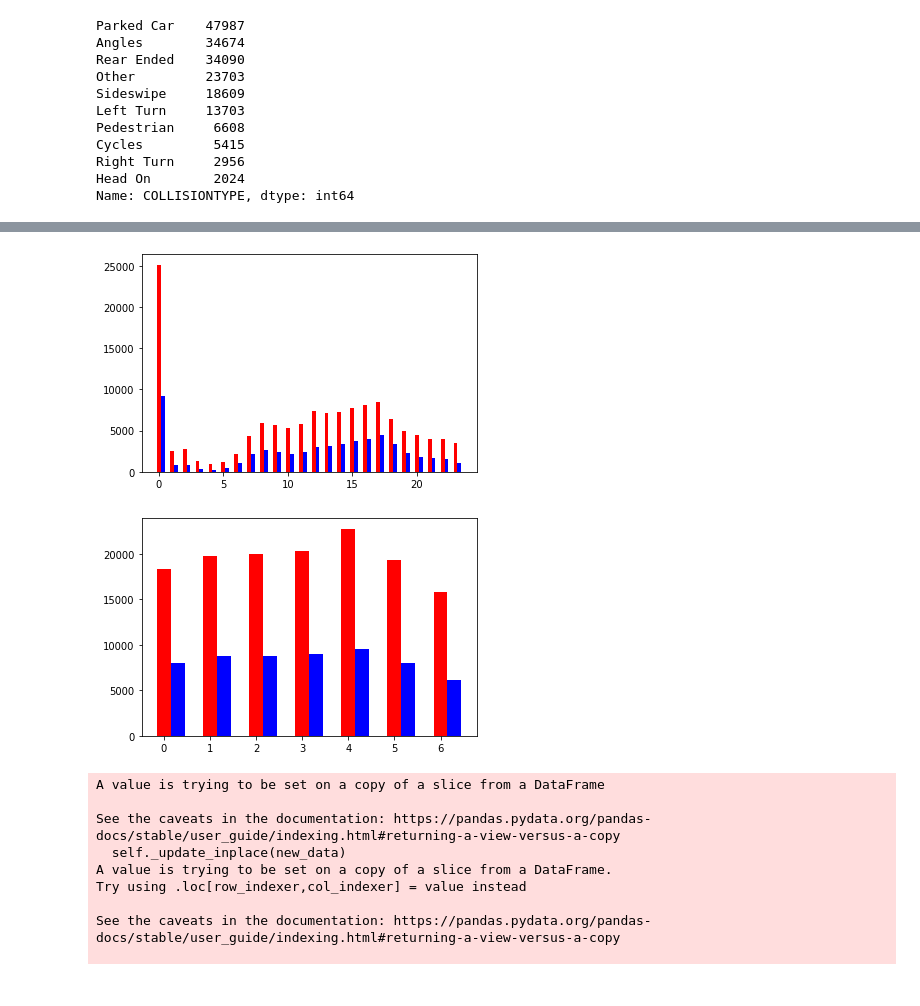
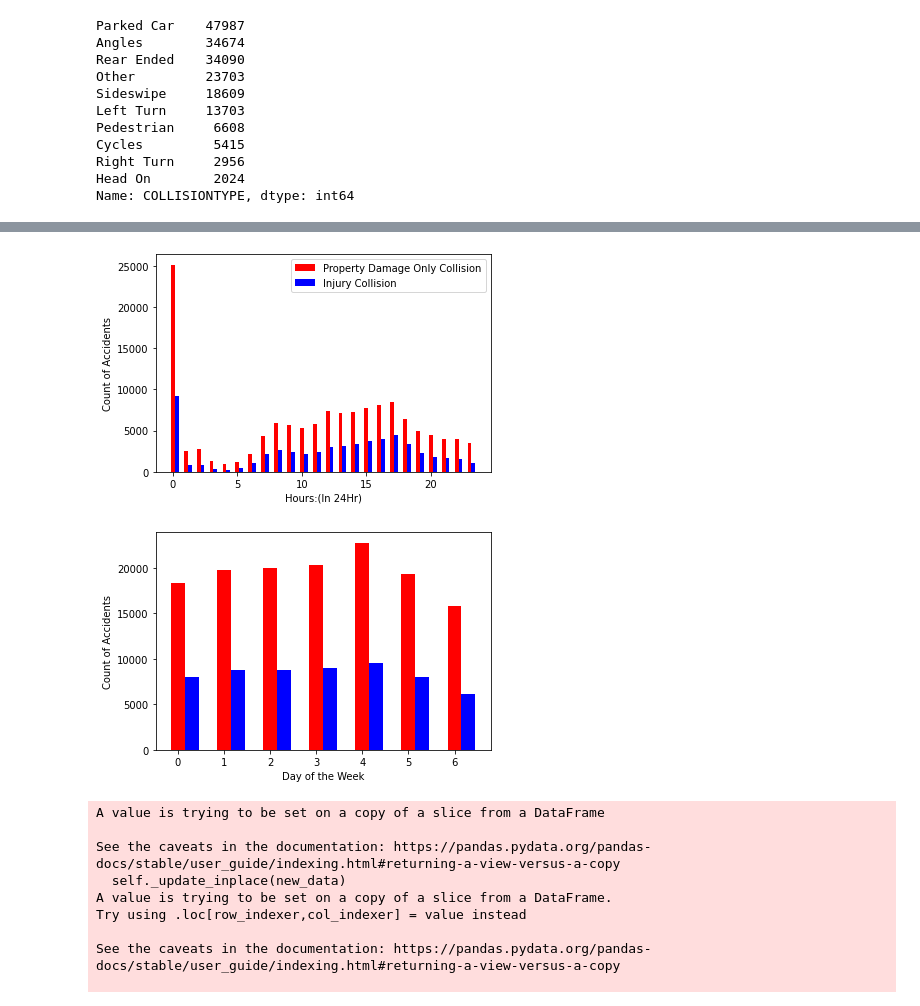
Before and after one commit to rochismandatta/IBM_Capstone_Proj, a Jupyter notebook: IBM_Capstone_Car_Accidents.ipynb, the cells around one changed output, grey strips where cells are left out. Cells and saved outputs as stored; diff of their text form; code cells hidden in the pictures.

```diff
--- a/IBM_Capstone_Car_Accidents.ipynb
+++ b/IBM_Capstone_Car_Accidents.ipynb
@@ -381,5 +382,5 @@ plt.show()
 # %%
-data3 = data2['Year'] == 2020].drop()
+data3 = data2[data2['Year'] != 2020]
 years  = data3['Month'].unique()
 width = 0.3
 for year in years:
@@ -389,5 +390,8 @@ for year in years:
   plt.bar(int(year), val1, width  = width, color = 'red')
   plt.bar(int(year) + width, val2, width  = width,color = 'blue')
 
+plt.xlabel('Months')
+plt.ylabel('Count of Accidents')
+#plt.legend(X2['SEVERITYDESC'].unique())
 plt.show()
 # %% [output]
@@ -402,22 +406,28 @@ for year in years:
   plt.bar(int(year), val1, width  = width, color = 'red')
   plt.bar(int(year) + width, val2, width  = width,color = 'blue')
 
+plt.xlabel('Hours:(In 24Hr)')
+plt.ylabel('Count of Accidents')
+plt.legend(X2['SEVERITYDESC'].unique())
 plt.show()
 # %% [output]
-[figure, old version]
+[figure, new version]
 # %%
 years  = data2['Weekday'].unique()
 width = 0.3
 for year in years:
   X2 = data2[data2['Weekday'] == year]
   val1 = X2[X2['SEVERITYCODE'] == 1 ].shape[0]
   val2 = X2[X2['SEVERITYCODE'] == 2 ].shape[0]
   plt.bar(int(year), val1, width  = width, color = 'red')
   plt.bar(int(year) + width, val2, width  = width,color = 'blue')
 
+plt.xlabel('Day of the Week')
+plt.ylabel('Count of Accidents')
+#plt.legend(X2['SEVERITYDESC'].unique())
 plt.show()
 # %% [output]
-[figure, old version]
+[figure, new version]
 # %%
 X['INATTENTIONIND'].replace('Y',1,inplace = True)
 X['INATTENTIONIND'] = X['INATTENTIONIND'].fillna(0)
```
Also changed, not shown: parts of 6 cells of this notebook.
